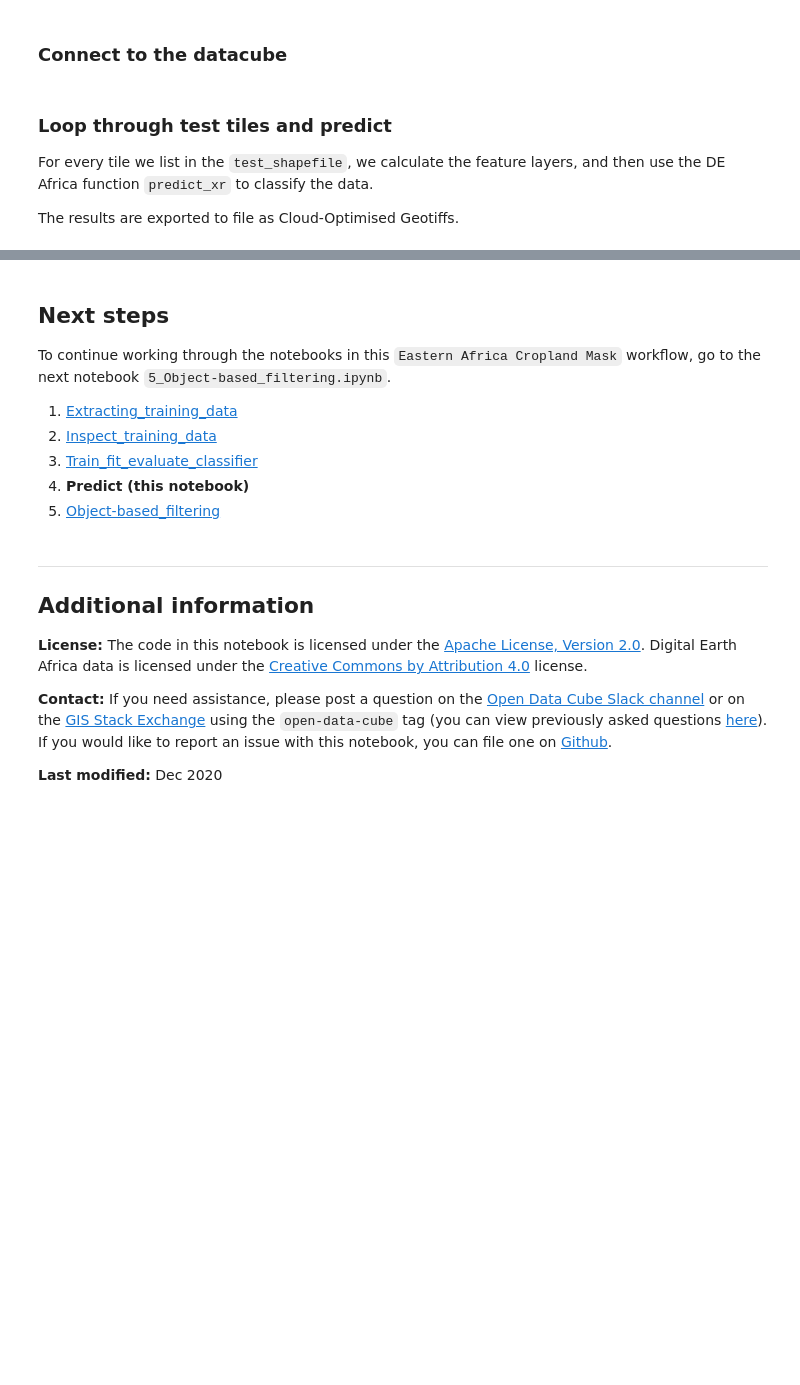
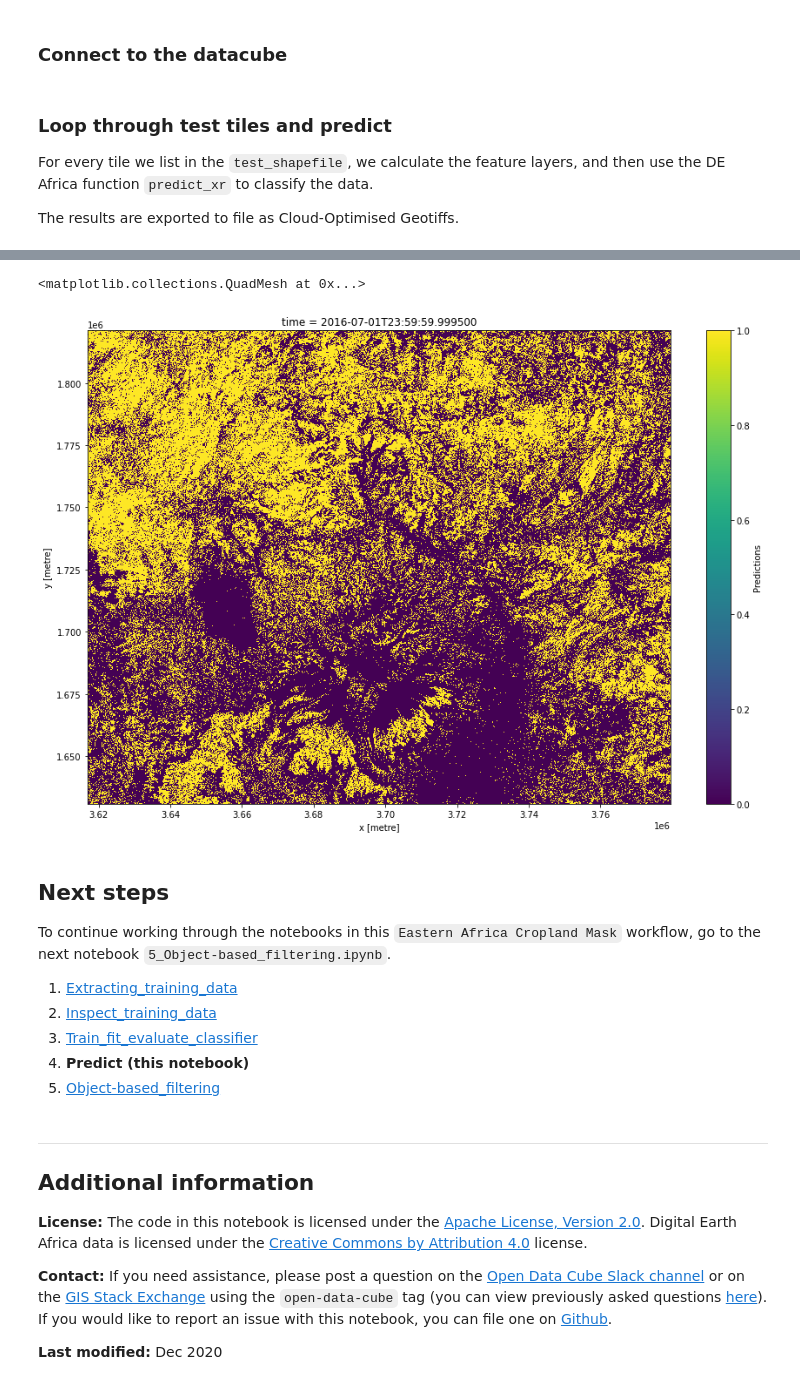
Before and after one commit to digitalearthafrica/crop-mask, a Jupyter notebook: eastern_cropmask/4_Predict.ipynb, the cells around one changed output, grey strips where cells are left out. Cells and saved outputs as stored; diff of their text form; code cells hidden in the pictures; blank space fills up the shorter version.

```diff
--- a/eastern_cropmask/4_Predict.ipynb
+++ b/eastern_cropmask/4_Predict.ipynb
@@ -120,7 +120,7 @@ query = {
 }
 # %%
 %%time
-for index, row in gdf[2:].iterrows():
+for index, row in gdf[1:].iterrows():
 
     #get id for labelling
     g_id=gdf.iloc[index]['GRID_ID']
@@ -143,24 +143,24 @@ for index, row in gdf[2:].iterrows():
     query.update({'geopolygon': geom})
 
     #load data -
-#     data = xr.open_dataset(results+'input/Eastern_tile_'+g_id+'_inputs.nc').chunk(dask_chunks)
+    data = xr.open_dataset(results+'input/Eastern_tile_'+g_id+'_inputs.nc').chunk(dask_chunks)
 
-    with HiddenPrints():
-        ds = load_ard(dc=dc,
-                      products=products,
-                      dask_chunks=dask_chunks,
-                      **query)
+#     with HiddenPrints():
+#         data = load_ard(dc=dc,
+#                       products=products,
+#                       dask_chunks=dask_chunks,
+#                       **query)
 
     #calculate features
-    data = gm_mads_two_seasons_predict(ds)
+#     data = gm_mads_two_seasons_predict(data)
 
     #predict using the imported model
     predicted = predict_xr(model,
                            data,
 #                            proba=True,
-                           persist=True,
+#                            persist=True,
                            clean=True,
-                           return_input=True
+#                            return_input=True
                           ).compute()
 
     # Mask dataset to set pixels outside the polygon to `NaN`
@@ -179,9 +179,15 @@ for index, row in gdf[2:].iterrows():
 
     #mask steep slopes
     url_slope = "https://deafrica-data.s3.amazonaws.com/ancillary/dem-derivatives/cog_slope_africa.tif"
-    slope = rio_slurp_xarray(url_slope, gbox=ds.geobox)
+    slope = rio_slurp_xarray(url_slope, gbox=data.geobox)
     slope = slope > 35
     predict=predict.where(~slope, 0)
+
+    #mask where the elevation is above 3500m
+    elev_query = query.pop('time')
+    elevation = dc.load(product='srtm', **query)
+    elevation = elevation.elevation > 3600
+    predict=predict.where(~elevation.squeeze(), 0)
     predict=predict.astype(np.int16)
 
     #export classifications to disk
@@ -190,8 +196,8 @@ for index, row in gdf[2:].iterrows():
 
     #remove predict and proba so we can export the inputs
 #     del predicted['Probabilities']
-    del predicted['Predictions']
+#     del predicted['Predictions']
 
     #export inputs
-    predicted.to_netcdf(results+ 'input/Eastern_tile_'+g_id+'_inputs.nc')
+#     predicted.to_netcdf(results+ 'input/Eastern_tile_'+g_id+'_inputs.nc')
 # %% [output]
@@ -199,3 +221,8 @@ working on grid: F-14
+# %%
+predict.plot(size=10)
+# %% [output]
+<matplotlib.collections.QuadMesh at 0x...>
+[figure, added]
 # %% [markdown]
 ## Next steps
 
```
Also changed, not shown: parts of 4 cells of this notebook, 8 other files.
